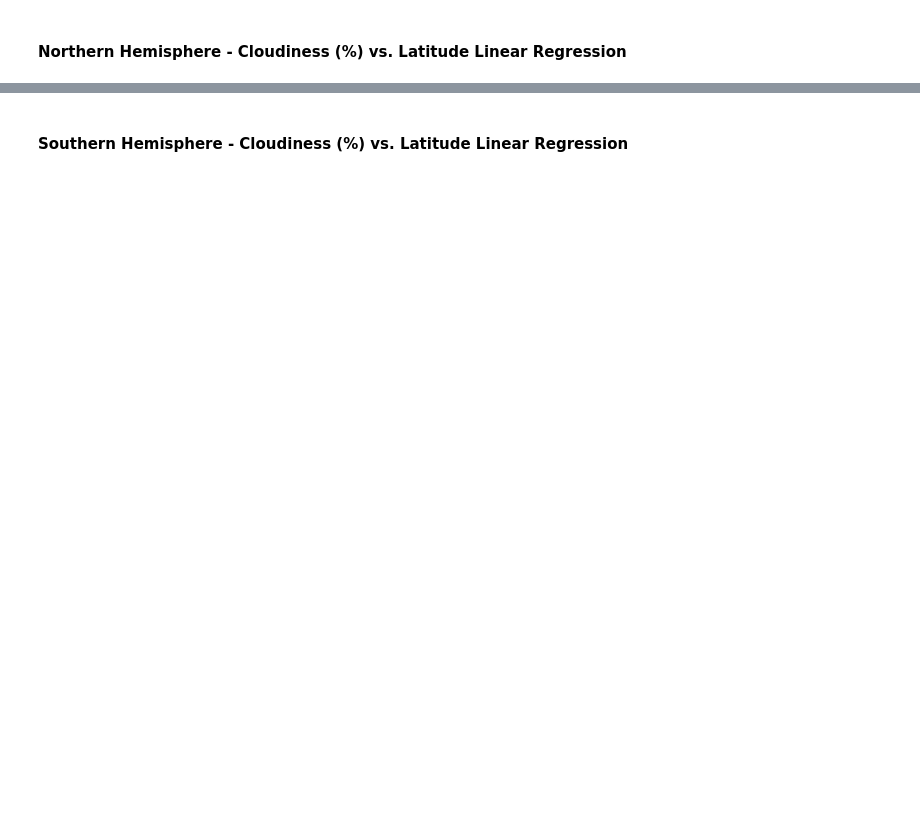
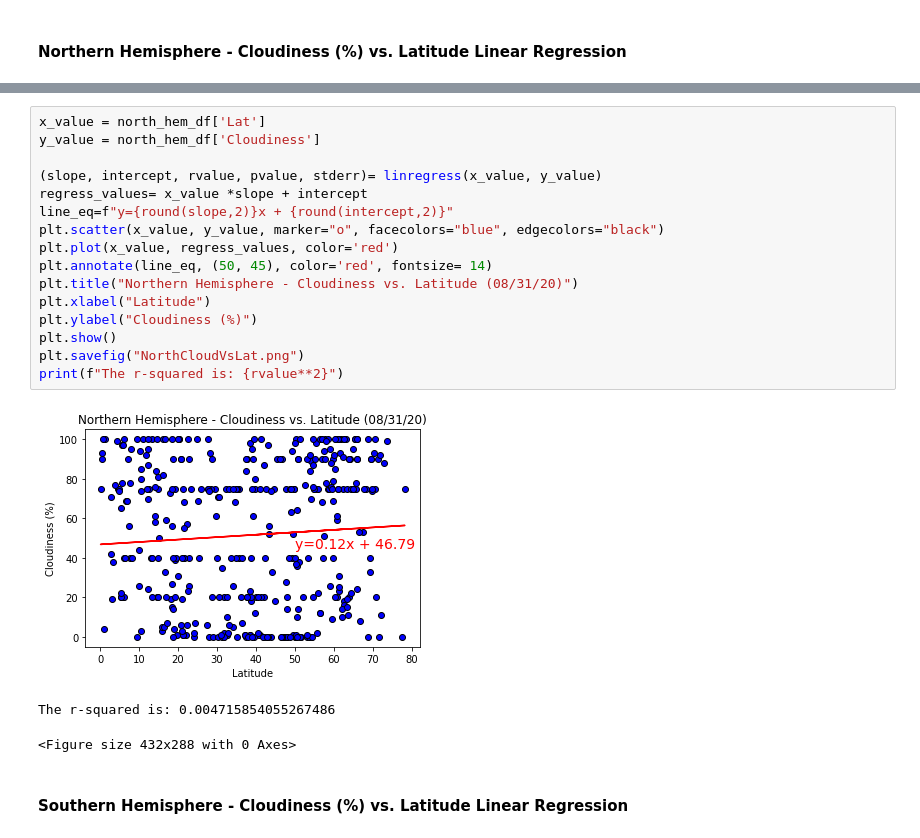
Before and after one commit to JimiJenneskens/python-api-challenge, a Jupyter notebook: WeatherPy/WeatherPy.ipynb, the cells around one changed output, grey strips where cells are left out. Drawn from its saved outputs; the diff is of its cells as text; blank space fills up the shorter version.

```diff
--- a/WeatherPy/WeatherPy.ipynb
+++ b/WeatherPy/WeatherPy.ipynb
@@ -310,2 +344,22 @@ The r-value is: 0.0020898727664228514
+# %%
+x_value = north_hem_df['Lat']
+y_value = north_hem_df['Cloudiness']
+
+(slope, intercept, rvalue, pvalue, stderr)= linregress(x_value, y_value)
+regress_values= x_value *slope + intercept
+line_eq=f"y={round(slope,2)}x + {round(intercept,2)}"
+plt.scatter(x_value, y_value, marker="o", facecolors="blue", edgecolors="black")
+plt.plot(x_value, regress_values, color='red')
+plt.annotate(line_eq, (50, 45), color='red', fontsize= 14)
+plt.title("Northern Hemisphere - Cloudiness vs. Latitude (08/31/20)")
+plt.xlabel("Latitude")
+plt.ylabel("Cloudiness (%)")
+plt.show()
+plt.savefig("NorthCloudVsLat.png")
+print(f"The r-squared is: {rvalue**2}")
+# %% [output]
+[figure, added]
+The r-squared is: 0.004715854055267486
+<Figure size 432x288 with 0 Axes>
 # %% [markdown]
 ####  Southern Hemisphere - Cloudiness (%) vs. Latitude Linear Regression
```
Also changed, not shown: parts of 13 cells of this notebook, 6 other files.
